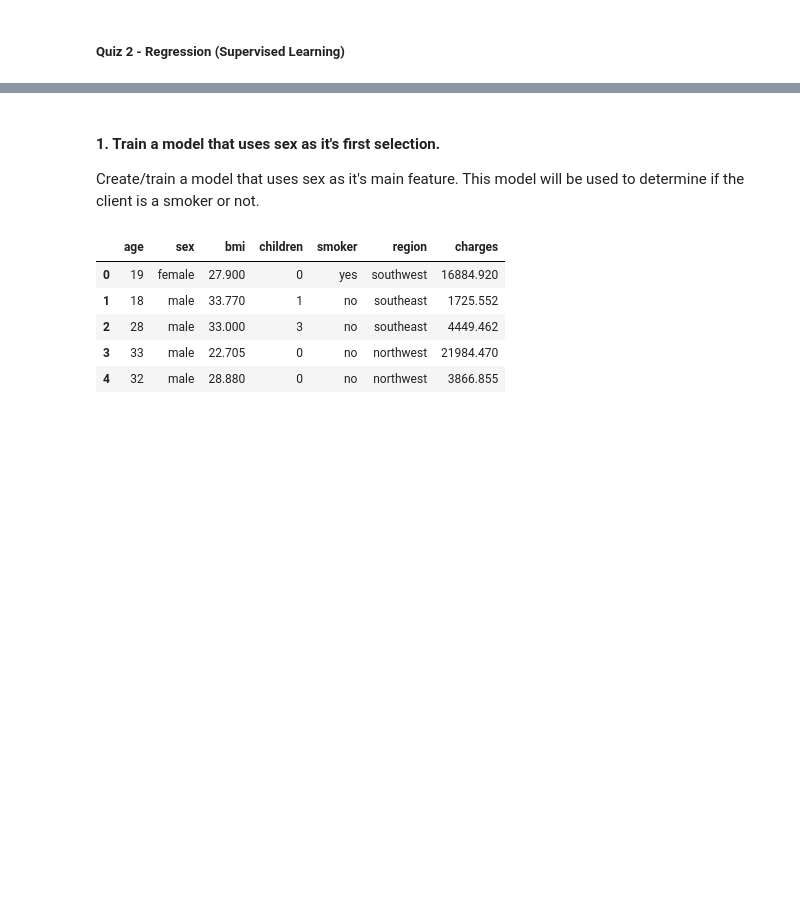
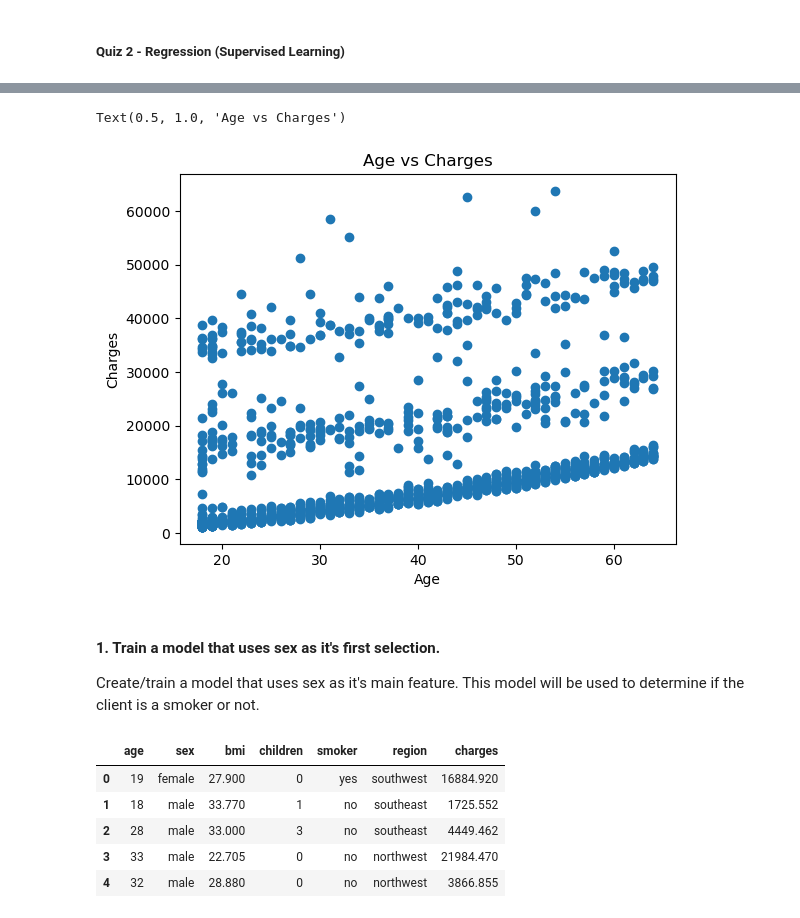
Before and after one commit to Pipaolo/cs-machine-learning, a Jupyter notebook: machinelearning_quiz2_part_1.ipynb, the cells around one changed output, grey strips where cells are left out. Drawn from its saved outputs; the diff is of its cells as text; code cells hidden in the pictures; blank space fills up the shorter version.

```diff
--- a/machinelearning_quiz2_part_1.ipynb
+++ b/machinelearning_quiz2_part_1.ipynb
@@ -25,3 +37,12 @@ c. Number of children
+# %%
+# Generate a scatter plot for age vs charges
+plt.scatter(df['age'], df['charges'])
+plt.xlabel('Age')
+plt.ylabel('Charges')
+plt.title('Age vs Charges')
+# %% [output]
+Text(0.5, 1.0, 'Age vs Charges')
+[figure, added]
 # %% [markdown]
 #### 1. Train a model that uses sex as it's first selection.
 
```
Also changed, not shown: parts of 15 cells of this notebook.
